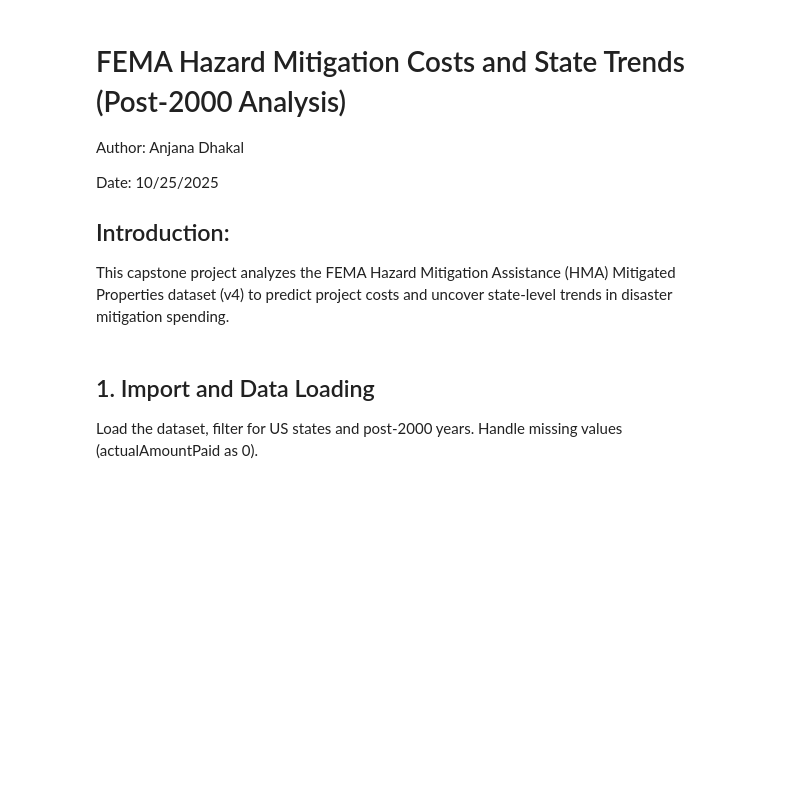
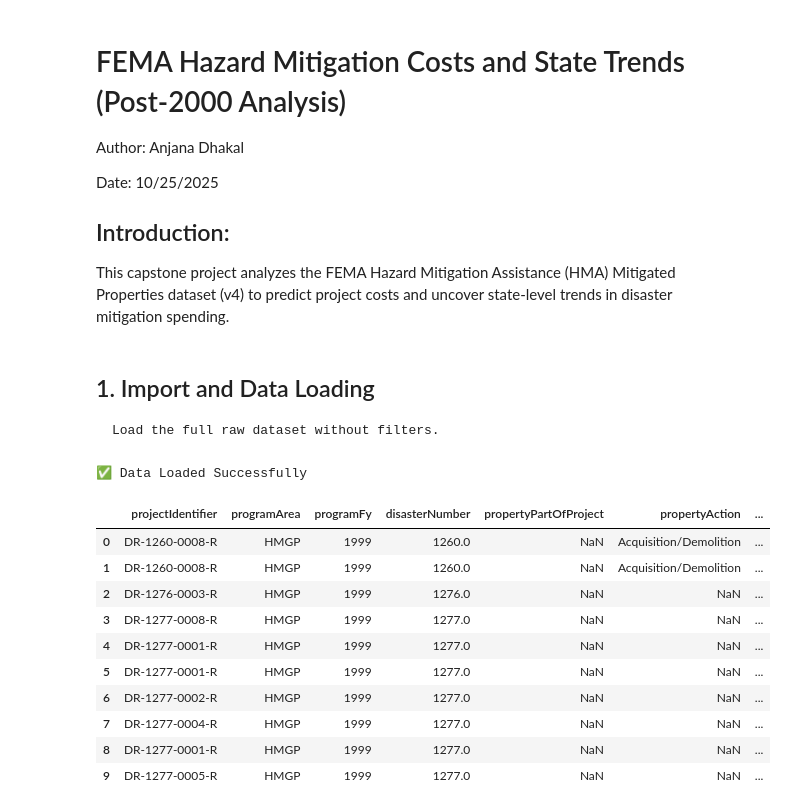
Before and after one commit to anjana-codes/capstone-project-anjana, a Jupyter notebook: notebooks/fema_mitigation_analysis.ipynb, the cells around one changed output. Drawn from its saved outputs; the diff is of its cells as text; code cells hidden in the pictures; blank space fills up the shorter version.

```diff
--- a/notebooks/fema_mitigation_analysis.ipynb
+++ b/notebooks/fema_mitigation_analysis.ipynb
@@ -8,4 +8,4 @@ Date: 10/25/2025
 This capstone project analyzes the FEMA Hazard Mitigation Assistance (HMA) Mitigated Properties dataset (v4) to predict project costs and uncover state-level trends in disaster mitigation spending.
 # %% [markdown]
 ## 1. Import and Data Loading
-Load the dataset, filter for US states and post-2000 years. Handle missing values (actualAmountPaid as 0).
+    Load the full raw dataset without filters.
@@ -11,0 +24,19 @@ Load the dataset, filter for US states and post-2000 years. Handle missing value
+# %%
+# Load raw dataset (no filters)
+file_path = r"C:\Repos\capstone-project-anjana\data\hma_mitigated_properties_v4.csv"
+df_raw = pd.read_csv(file_path)
+print("✅ Data Loaded Successfully")
+df_raw.head(10)
+# %% [output]
+✅ Data Loaded Successfully
+|  | projectIdentifier | programArea | programFy | disasterNumber | propertyPartOfProject | propertyAction | ... |
+| 0 | DR-1260-0008-R | HMGP | 1999 | 1260.0 | NaN | Acquisition/Demolition | ... |
+| 1 | DR-1260-0008-R | HMGP | 1999 | 1260.0 | NaN | Acquisition/Demolition | ... |
+| 2 | DR-1276-0003-R | HMGP | 1999 | 1276.0 | NaN | NaN | ... |
+| 3 | DR-1277-0008-R | HMGP | 1999 | 1277.0 | NaN | NaN | ... |
+| 4 | DR-1277-0001-R | HMGP | 1999 | 1277.0 | NaN | NaN | ... |
+| 5 | DR-1277-0001-R | HMGP | 1999 | 1277.0 | NaN | NaN | ... |
+| 6 | DR-1277-0002-R | HMGP | 1999 | 1277.0 | NaN | NaN | ... |
+| 7 | DR-1277-0004-R | HMGP | 1999 | 1277.0 | NaN | NaN | ... |
+| 8 | DR-1277-0001-R | HMGP | 1999 | 1277.0 | NaN | NaN | ... |
+| 9 | DR-1277-0005-R | HMGP | 1999 | 1277.0 | NaN | NaN | ... |
```
Also changed, not shown: parts of 25 cells of this notebook, 11 other files.
